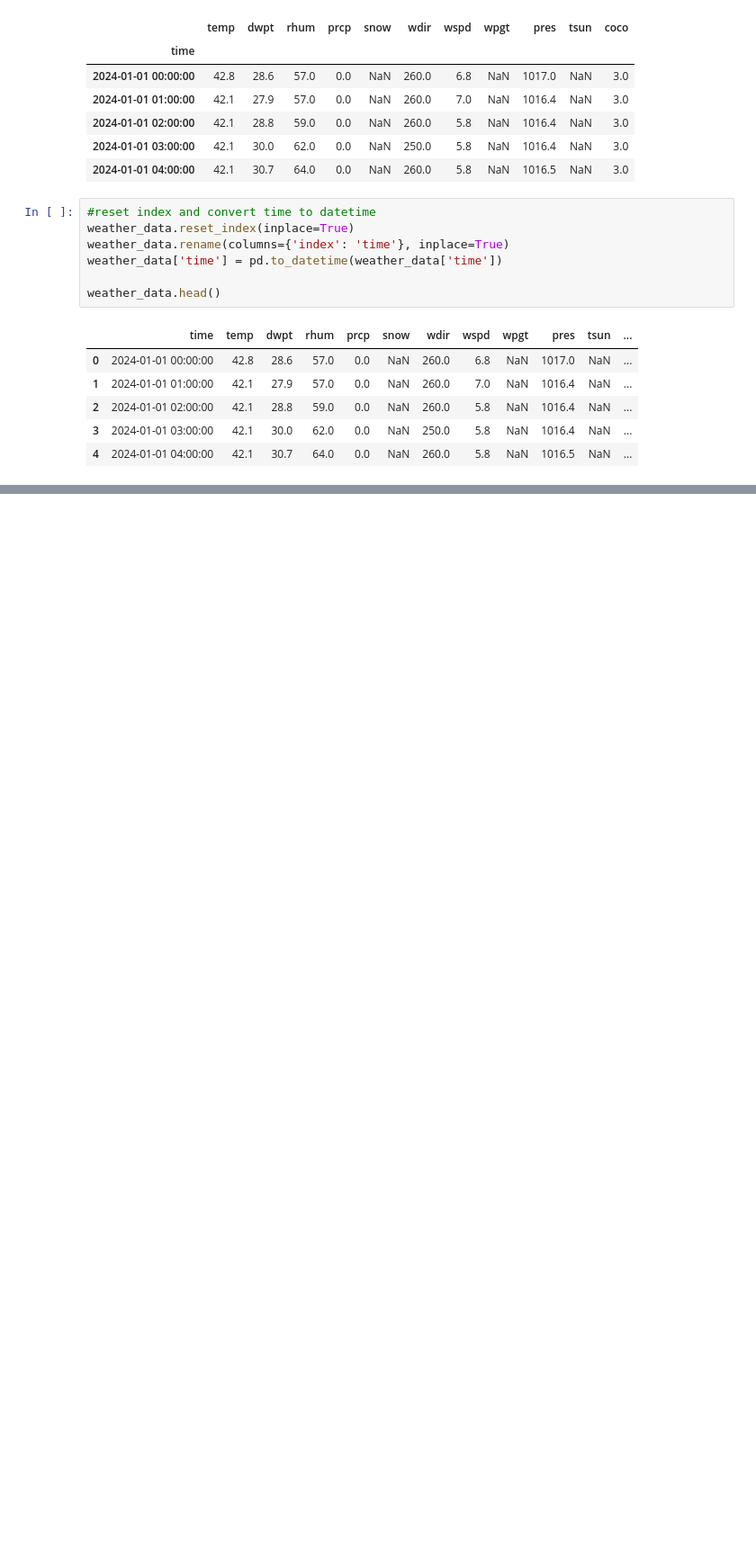
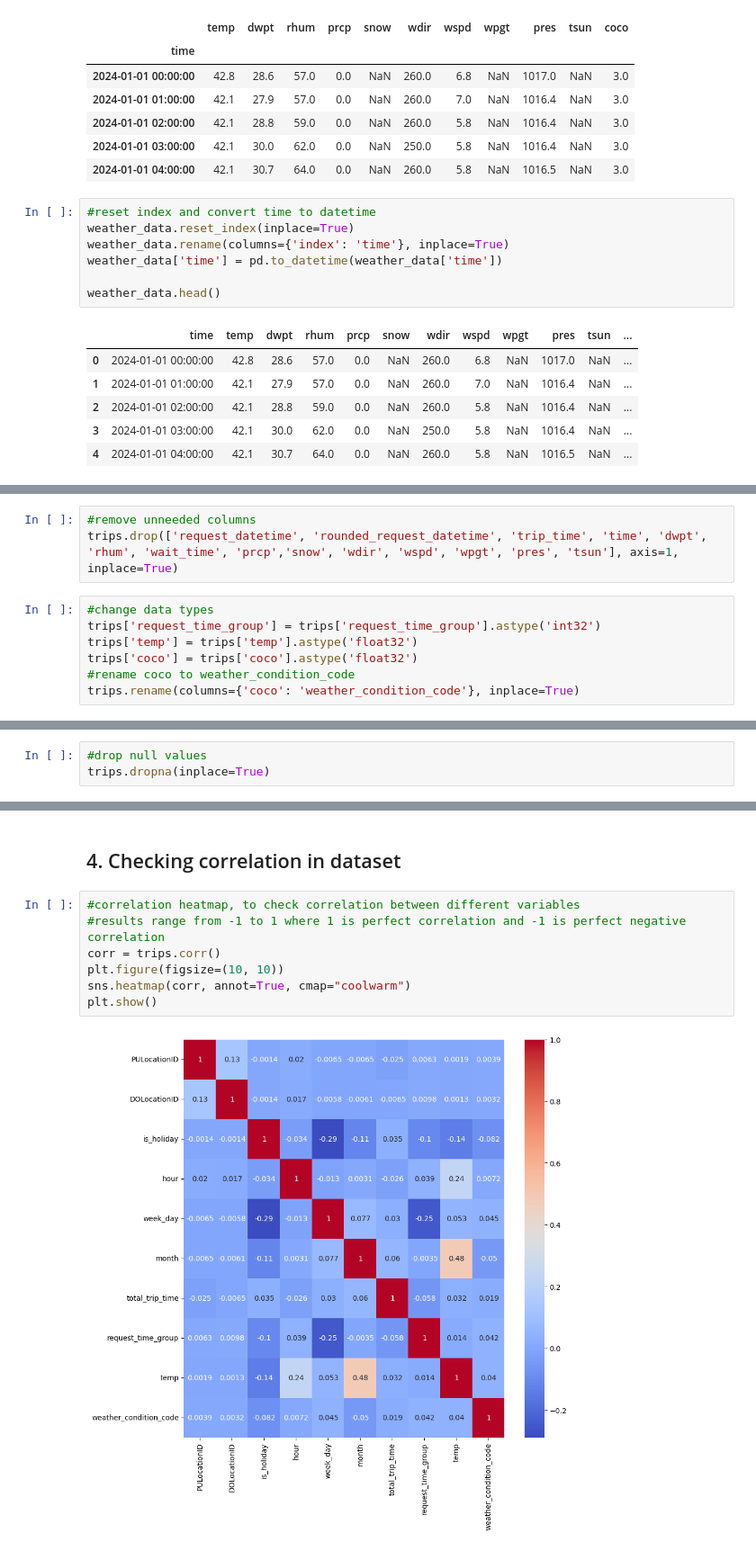
Before and after one commit to chikeorah/NYC-TLC-Trips, a Jupyter notebook: tlc.ipynb, the cells around one changed output, grey strips where cells are left out. Shown: that part at 90% size. Drawn from its saved outputs; the diff is of its cells as text; blank space fills up the shorter version.

```diff
--- a/tlc.ipynb
+++ b/tlc.ipynb
@@ -267,0 +550,10 @@ trips_weather_df.head()
+# %%
+#remove unneeded columns
+trips.drop(['request_datetime', 'rounded_request_datetime', 'trip_time', 'time', 'dwpt', 'rhum', 'wait_time', 'prcp','snow', 'wdir', 'wspd', 'wpgt', 'pres', 'tsun'], axis=1, inplace=True)
+# %%
+#change data types
+trips['request_time_group'] = trips['request_time_group'].astype('int32')
+trips['temp'] = trips['temp'].astype('float32')
+trips['coco'] = trips['coco'].astype('float32')
+#rename coco to weather_condition_code
+trips.rename(columns={'coco': 'weather_condition_code'}, inplace=True)
@@ -267,0 +604,3 @@ trips_weather_df.head()
+# %%
+#drop null values
+trips.dropna(inplace=True)
@@ -267,0 +627,11 @@ trips_weather_df.head()
+# %% [markdown]
+## 4. Checking correlation in dataset
+# %%
+#correlation heatmap, to check correlation between different variables
+#results range from -1 to 1 where 1 is perfect correlation and -1 is perfect negative correlation
+corr = trips.corr()
+plt.figure(figsize=(10, 10))
+sns.heatmap(corr, annot=True, cmap="coolwarm")
+plt.show()
+# %% [output]
+[figure, added]
```
Also changed, not shown: parts of 42 cells of this notebook.
